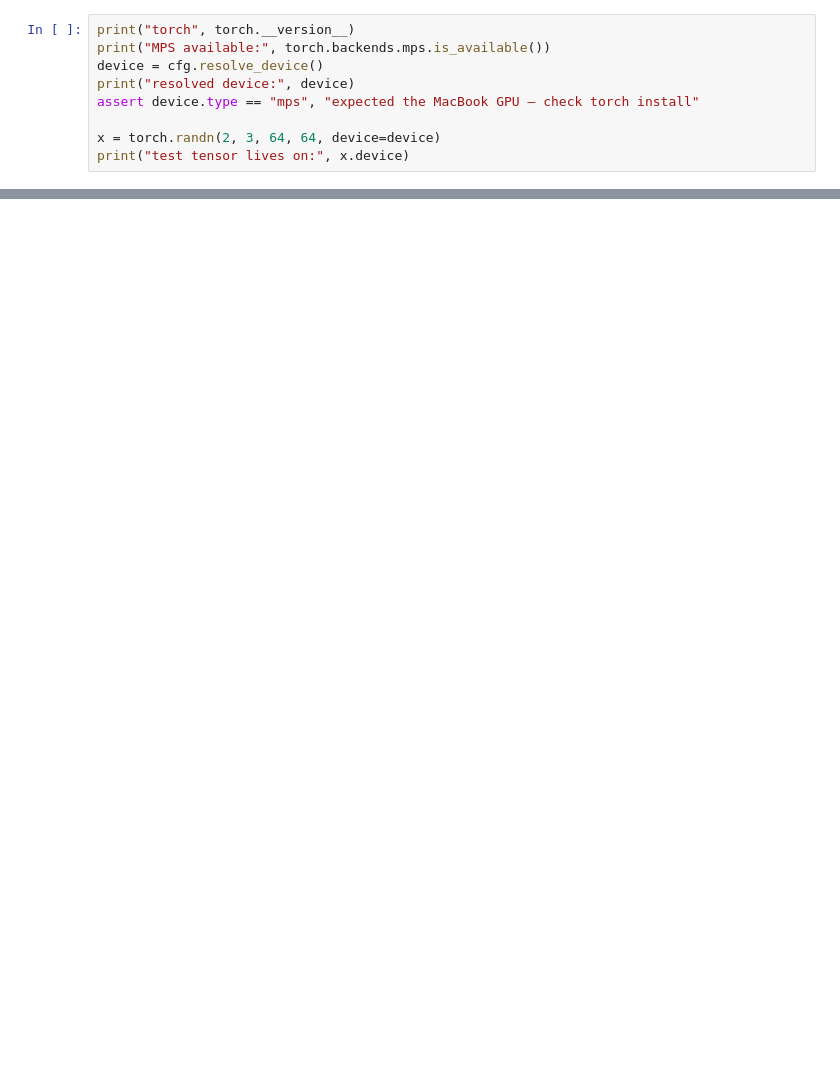
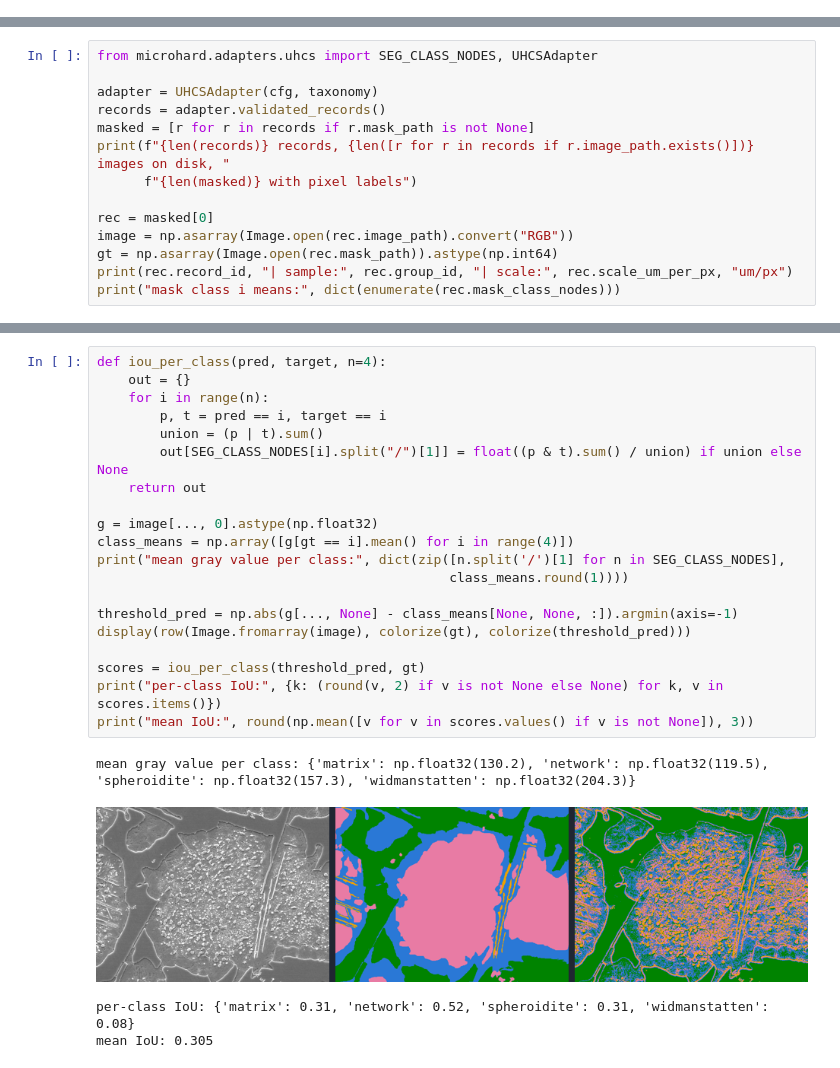
Before and after one commit to jamhan/MicrostructurePredictor, a Jupyter notebook: notebooks/how_the_net_works.ipynb, the cells around one changed output, grey strips where cells are left out. Drawn from its saved outputs; the diff is of its cells as text; blank space fills up the shorter version.

```diff
--- a/notebooks/how_the_net_works.ipynb
+++ b/notebooks/how_the_net_works.ipynb
@@ -40,9 +0,0 @@ guarantee this notebook is *not* quietly falling back to CPU.
-# %%
-print("torch", torch.__version__)
-print("MPS available:", torch.backends.mps.is_available())
-device = cfg.resolve_device()
-print("resolved device:", device)
-assert device.type == "mps", "expected the MacBook GPU — check torch install"
-
-x = torch.randn(2, 3, 64, 64, device=device)
-print("test tensor lives on:", x.device)
@@ -354,0 +56,14 @@ second family has real images.
+# %%
+from microhard.adapters.uhcs import SEG_CLASS_NODES, UHCSAdapter
+
+adapter = UHCSAdapter(cfg, taxonomy)
+records = adapter.validated_records()
+masked = [r for r in records if r.mask_path is not None]
+print(f"{len(records)} records, {len([r for r in records if r.image_path.exists()])} images on disk, "
+      f"{len(masked)} with pixel labels")
+
+rec = masked[0]
+image = np.asarray(Image.open(rec.image_path).convert("RGB"))
+gt = np.asarray(Image.open(rec.mask_path)).astype(np.int64)
+print(rec.record_id, "| sample:", rec.group_id, "| scale:", rec.scale_um_per_px, "um/px")
+print("mask class i means:", dict(enumerate(rec.mask_class_nodes)))
@@ -354,0 +148,25 @@ second family has real images.
+# %%
+def iou_per_class(pred, target, n=4):
+    out = {}
+    for i in range(n):
+        p, t = pred == i, target == i
+        union = (p | t).sum()
+        out[SEG_CLASS_NODES[i].split("/")[1]] = float((p & t).sum() / union) if union else None
+    return out
+
+g = image[..., 0].astype(np.float32)
+class_means = np.array([g[gt == i].mean() for i in range(4)])
+print("mean gray value per class:", dict(zip([n.split('/')[1] for n in SEG_CLASS_NODES],
+                                             class_means.round(1))))
+
+threshold_pred = np.abs(g[..., None] - class_means[None, None, :]).argmin(axis=-1)
+display(row(Image.fromarray(image), colorize(gt), colorize(threshold_pred)))
+
+scores = iou_per_class(threshold_pred, gt)
+print("per-class IoU:", {k: (round(v, 2) if v is not None else None) for k, v in scores.items()})
+print("mean IoU:", round(np.mean([v for v in scores.values() if v is not None]), 3))
+# %% [output]
+mean gray value per class: {'matrix': np.float32(130.2), 'network': np.float32(119.5), 'spheroidite': np.float32(157.3), 'widmanstatten': np.float32(204.3)}
+[figure, added]
+per-class IoU: {'matrix': 0.31, 'network': 0.52, 'spheroidite': 0.31, 'widmanstatten': 0.08}
+mean IoU: 0.305
```
Also changed, not shown: parts of 57 cells of this notebook, 19 other files.
